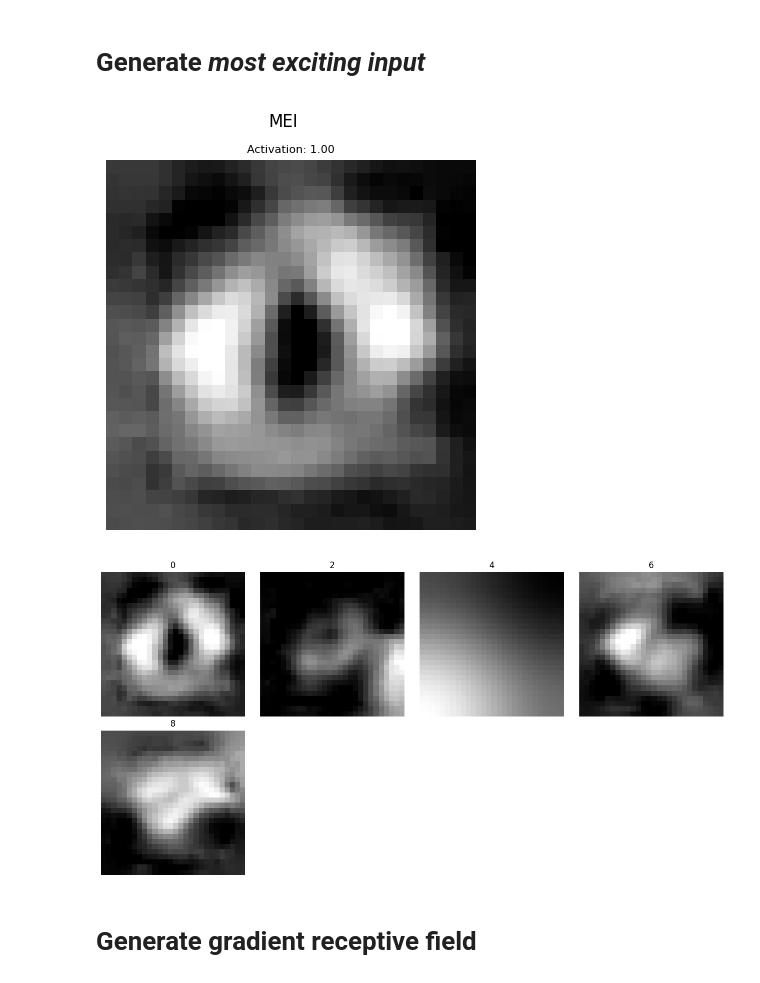
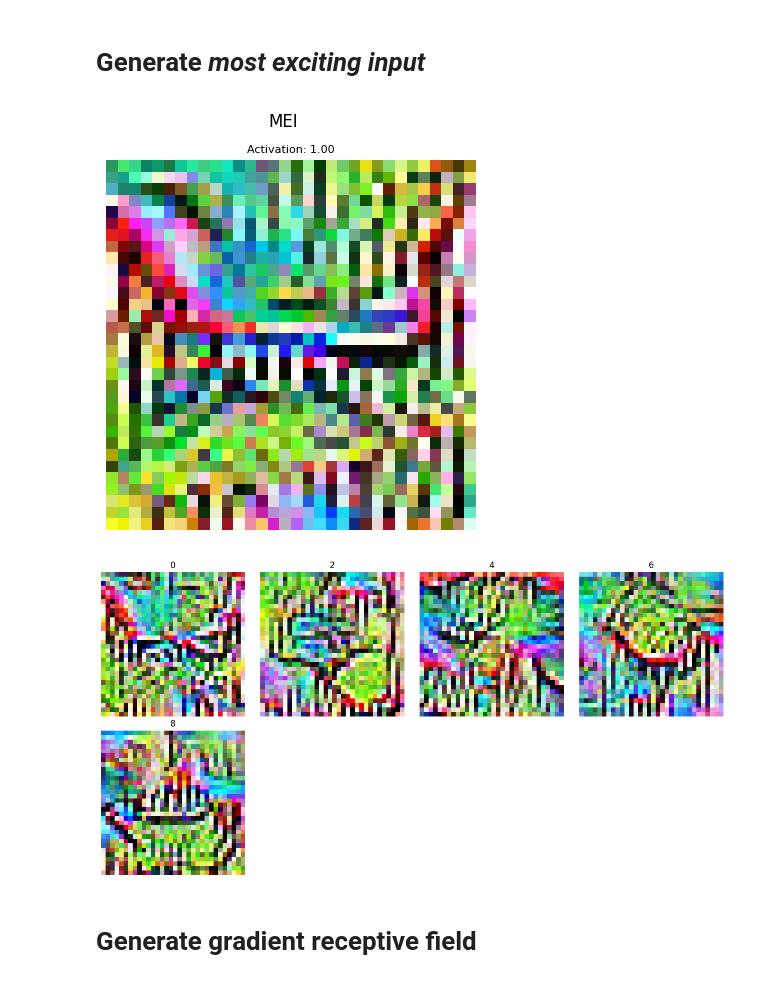
Before and after one commit to lacykaltgr/mei, a Jupyter notebook: examples/example.ipynb, the cells around one changed output. Saved outputs shown, nothing was run; the diff lists cells and outputs as text; code cells hidden in the pictures.

```diff
--- a/examples/example.ipynb
+++ b/examples/example.ipynb
@@ -10,7 +11,7 @@ sys.path.append('..')
 # %% [markdown]
 # First build and train your models
 # %%
-model = MNIST_model #CIFAR_model
+model = CIFAR_model
 load = True
 
 model1 = model(name="model1", device=device, load=load)
@@ -19,8 +20,8 @@ model2 = model(name="model2", device=device, load=load)
 if not load:
     model1.train(epochs=10)
     model2.train(epochs=10)
-model1.eval()
-model2.eval()
-model1.save()
-model2.save()
+#model1.eval()
+#model2.eval()
+#model1.save()
+#model2.save()
 # %% [output]
@@ -32,26 +35,26 @@ Test Accuracy on model2: 97.08%
 # Import and instantiate MEI
 # %%
 import src.mei as mei
-Mei = mei.MEI(models=[model1, model2])
+Mei = mei.MEI(models=[model1, model2], shape=(3, 32, 32))
 # %% [markdown]
 # Generate *most exciting input*
 # %%
 meip = Mei.generate(0,
                     iter_n=1000,           # number of iterations
                     start_sigma=1.5,
                     end_sigma=0.01,
                     start_step_size=3.0,
                     end_step_size=0.125,
                     precond=0,            # strength of gradient preconditioning filter falloff
                     step_gain=0.1,        # scaling of gradient steps
                     jitter=0,             #size of translational jittering
                     blur=True,
                     norm=-1,              # norm adjustment after step, negative to turn off
                     train_norm=-1,        # norm adjustment during step, negative to turn off
                     clip=True)            # Whether to clip the range of the image to be in valid range
-show_image(meip.image, text="MEI", activation=meip.activation)
+show_image(np.transpose(meip.image, (1, 2, 0)), text="MEI", activation=meip.activation)
 # %% [output]
-[figure, old version]
+[figure, new version]
 # %%
 #list neuron query for multiple dimension output
 meip_complex = Mei.generate([2]) # for 2 dimensions would be [0,1] for example
@@ -63,11 +66,11 @@ meip_all = Mei.generate()
 meip_custom = Mei.generate(lambda index: index[-1]%2==0)
 # %%
 show_image_grid(
-    [m.image for m in meip_custom],
+    [np.transpose(m.image, (1, 2, 0)) for m in meip_custom],
     texts=[f"{i}" for i in range(0, 10, 2)],
     activations=[m.activation for m in meip_custom])
 # %% [output]
-[figure, old version]
+[figure, new version]
 # %% [markdown]
 # Generate gradient receptive field
 # %%
```
Also changed, not shown: parts of 5 cells of this notebook, 4 other files.
